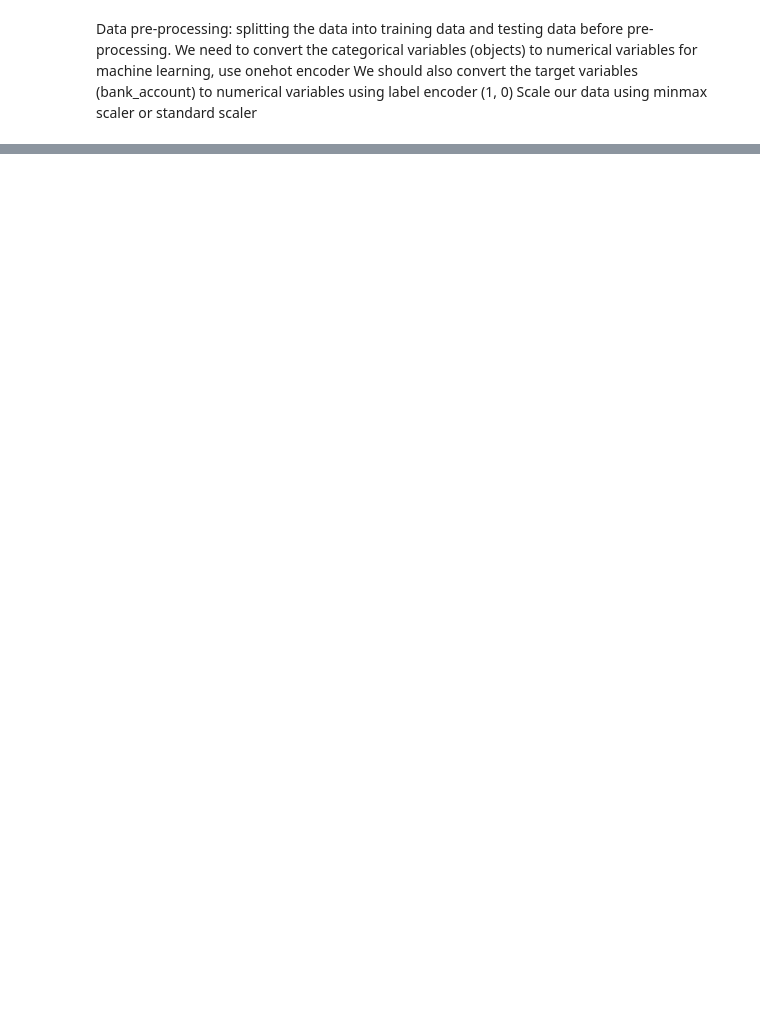
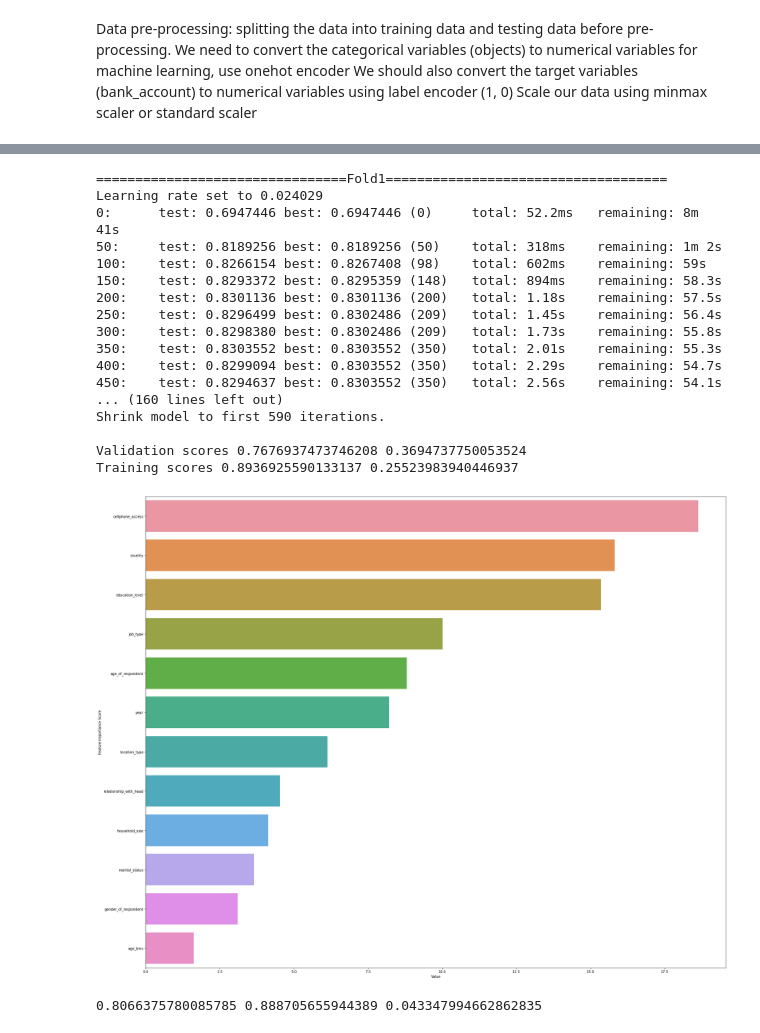
Before and after one commit to BettyKamande/Bank-Account-Clasification-ML-Project, a Jupyter notebook: Classification_Bank_Account.ipynb, the cells around one changed output, grey strips where cells are left out. Cells and saved outputs as stored; diff of their text form; code cells hidden in the pictures; blank space fills up the shorter version.

```diff
--- a/Classification_Bank_Account.ipynb
+++ b/Classification_Bank_Account.ipynb
@@ -538,0 +641,26 @@ print("Accuracy:",result2)
+# %%
+
+catboost = CatBoostClassifier(n_estimators=10000, eval_metric='AUC')
+
+func_= func(train, target, test, catboost, 'catboost', 1000)
+val_p1, test_p1, model1 = func_()
+# %% [output]
+================================Fold1====================================
+Learning rate set to 0.024029
+0:      test: 0.6947446 best: 0.6947446 (0)     total: 52.2ms   remaining: 8m 41s
+50:     test: 0.8189256 best: 0.8189256 (50)    total: 318ms    remaining: 1m 2s
+100:    test: 0.8266154 best: 0.8267408 (98)    total: 602ms    remaining: 59s
+150:    test: 0.8293372 best: 0.8295359 (148)   total: 894ms    remaining: 58.3s
+200:    test: 0.8301136 best: 0.8301136 (200)   total: 1.18s    remaining: 57.5s
+250:    test: 0.8296499 best: 0.8302486 (209)   total: 1.45s    remaining: 56.4s
+300:    test: 0.8298380 best: 0.8302486 (209)   total: 1.73s    remaining: 55.8s
+350:    test: 0.8303552 best: 0.8303552 (350)   total: 2.01s    remaining: 55.3s
+400:    test: 0.8299094 best: 0.8303552 (350)   total: 2.29s    remaining: 54.7s
+450:    test: 0.8294637 best: 0.8303552 (350)   total: 2.56s    remaining: 54.1s
+... (160 lines left out)
+Shrink model to first 590 iterations.
+
+Validation scores 0.7676937473746208 0.3694737750053524
+Training scores 0.8936925590133137 0.25523983940446937
+[figure, added]
+0.8066375780085785 0.888705655944389 0.043347994662862835
```
Also changed, not shown: parts of 26 cells of this notebook.
